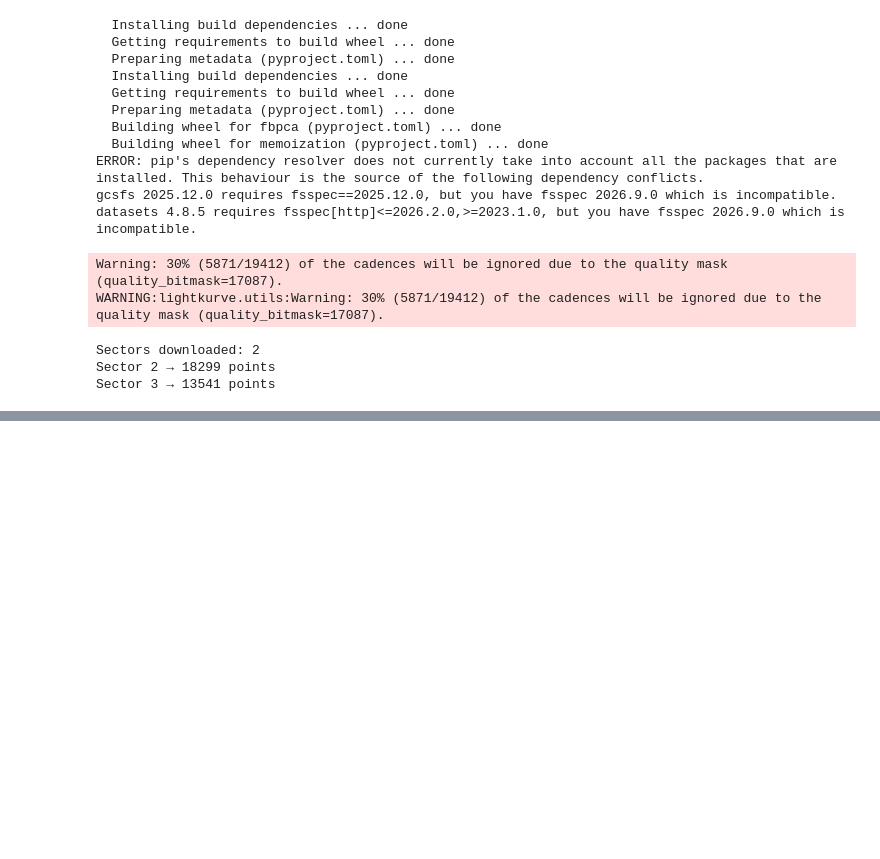
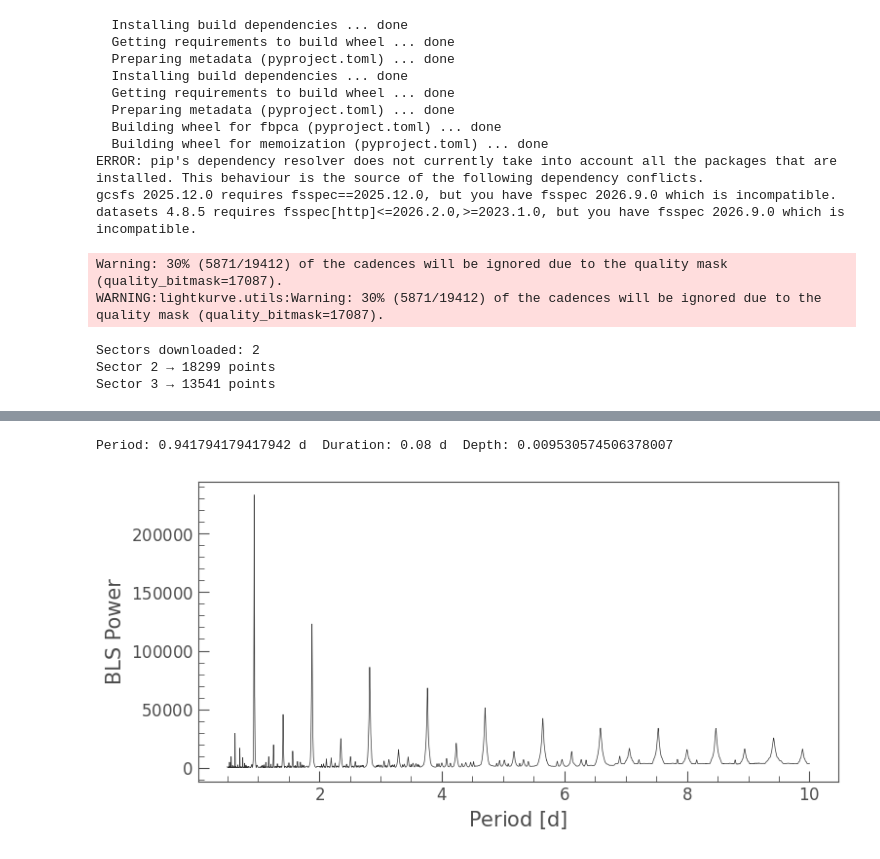
Before and after one commit to JulienRequa/exoplanet-search, a Jupyter notebook: pipeline.ipynb, the cells around one changed output, grey strips where cells are left out. Cells and saved outputs as stored; diff of their text form; code cells hidden in the pictures; blank space fills up the shorter version.

```diff
--- a/pipeline.ipynb
+++ b/pipeline.ipynb
@@ -50,0 +109,25 @@ Sector 3 → 13541 points
+# %%
+def search(lc, min_period=0.5, max_period=10, n_periods=10000, plot=False):
+    """Search one light curve for repeating box-shaped dips (BLS).
+    Returns: period, transit time (t0), duration, depth of the strongest signal.
+    """
+    t = np.asarray(lc.time.value, dtype=float)
+    span = t.max() - t.min()                       # how many days the data covers
+    if max_period > span / 2:                      # need at least 2 transits
+        max_period = span / 2
+
+    periods = np.linspace(min_period, max_period, n_periods)
+    pg = lc.to_periodogram(method="bls", period=periods,
+                           duration=[0.05, 0.08, 0.1, 0.15, 0.2])
+    if plot:
+        pg.plot()
+    return (pg.period_at_max_power, pg.transit_time_at_max_power,
+            pg.duration_at_max_power, pg.depth_at_max_power)
+
+# Test on ONE cleaned sector
+first = clean(lcs[0])
+period, t0, duration, depth = search(first, plot=True)
+print("Period:", period, " Duration:", duration, " Depth:", depth)
+# %% [output]
+Period: 0.941794179417942 d  Duration: 0.08 d  Depth: 0.009530574506378007
+[figure, added]
```
Also changed, not shown: parts of 4 cells of this notebook.
